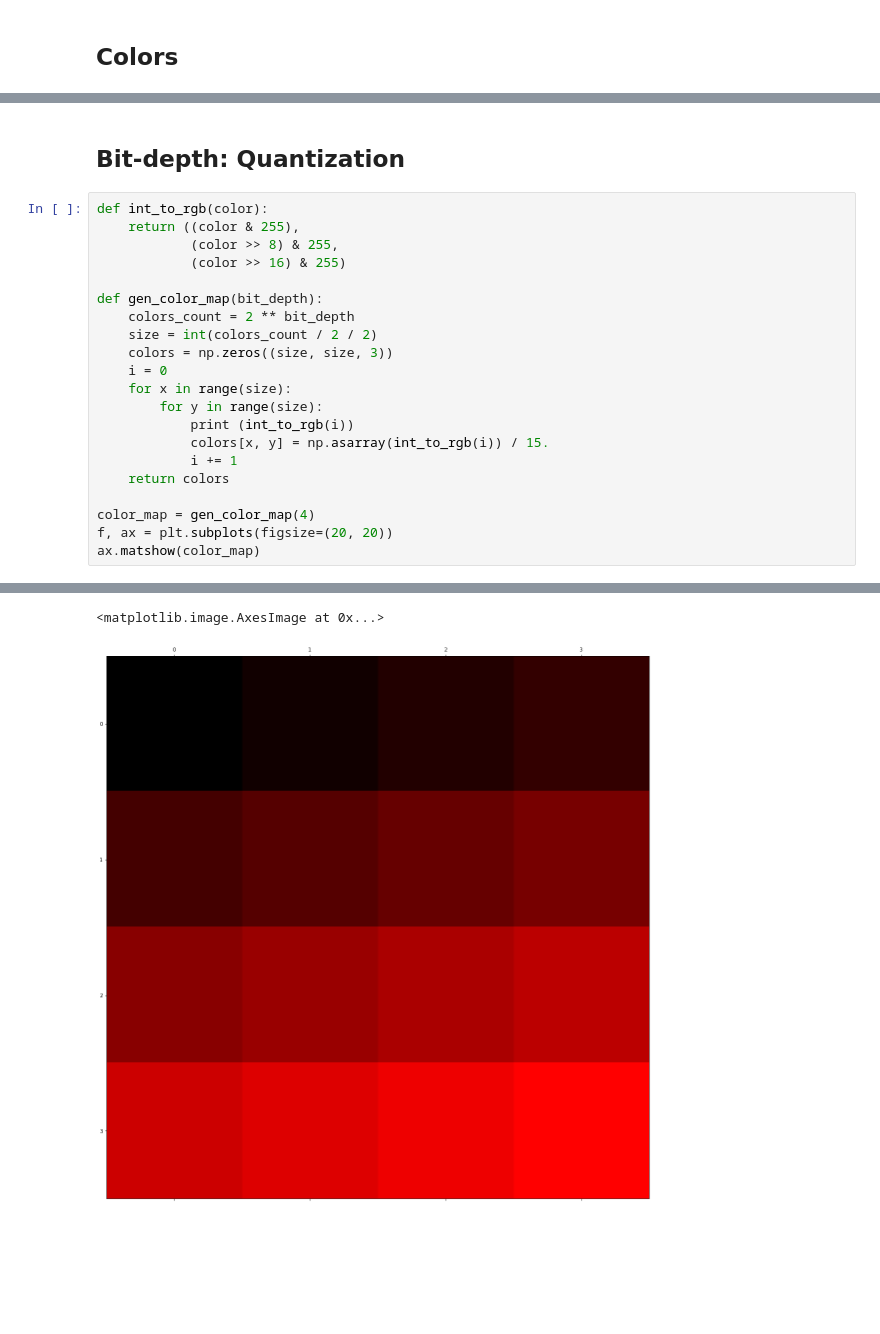
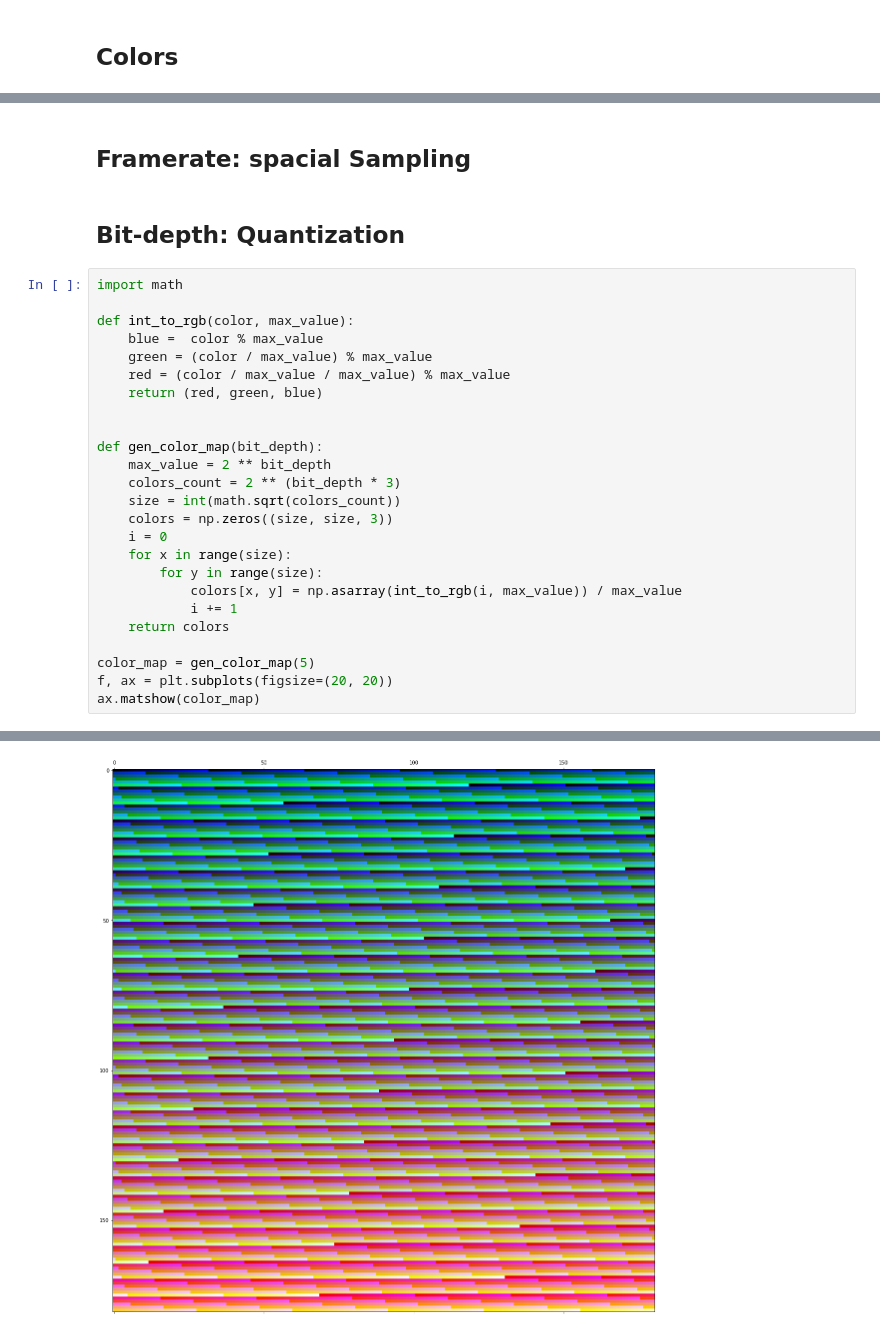
Before and after one commit to ylatuya/intro_digital_audio_video_codecs_and_streaming, a Jupyter notebook: digital_video.ipynb, the cells around one changed output, grey strips where cells are left out. Cells and saved outputs as stored; diff of their text form; blank space fills up the shorter version.

```diff
--- a/digital_video.ipynb
+++ b/digital_video.ipynb
@@ -71,24 +75,30 @@ plot_img(plt4, 16, True)
+# %% [markdown]
+## Framerate: spacial Sampling
 # %% [markdown]
 ## Bit-depth: Quantization
 # %%
-def int_to_rgb(color):
-    return ((color & 255),
-            (color >> 8) & 255,
-            (color >> 16) & 255)
+import math
+
+def int_to_rgb(color, max_value):
+    blue =  color % max_value
+    green = (color / max_value) % max_value
+    red = (color / max_value / max_value) % max_value
+    return (red, green, blue)
+
 
 def gen_color_map(bit_depth):
-    colors_count = 2 ** bit_depth
-    size = int(colors_count / 2 / 2)
+    max_value = 2 ** bit_depth
+    colors_count = 2 ** (bit_depth * 3)
+    size = int(math.sqrt(colors_count))
     colors = np.zeros((size, size, 3))
     i = 0
     for x in range(size):
         for y in range(size):
-            print (int_to_rgb(i))
-            colors[x, y] = np.asarray(int_to_rgb(i)) / 15.
+            colors[x, y] = np.asarray(int_to_rgb(i, max_value)) / max_value
             i += 1
     return colors
 
-color_map = gen_color_map(4)
+color_map = gen_color_map(5)
 f, ax = plt.subplots(figsize=(20, 20))
 ax.matshow(color_map)
 # %% [output]
@@ -111,5 +106,4 @@ ax.matshow(color_map)
-<matplotlib.image.AxesImage at 0x...>
-[figure, old version]
+[figure, new version]
 # %%
 def to_rgb(pixel):
     return (
```
Also changed, not shown: parts of 9 cells of this notebook, 6 other files.
